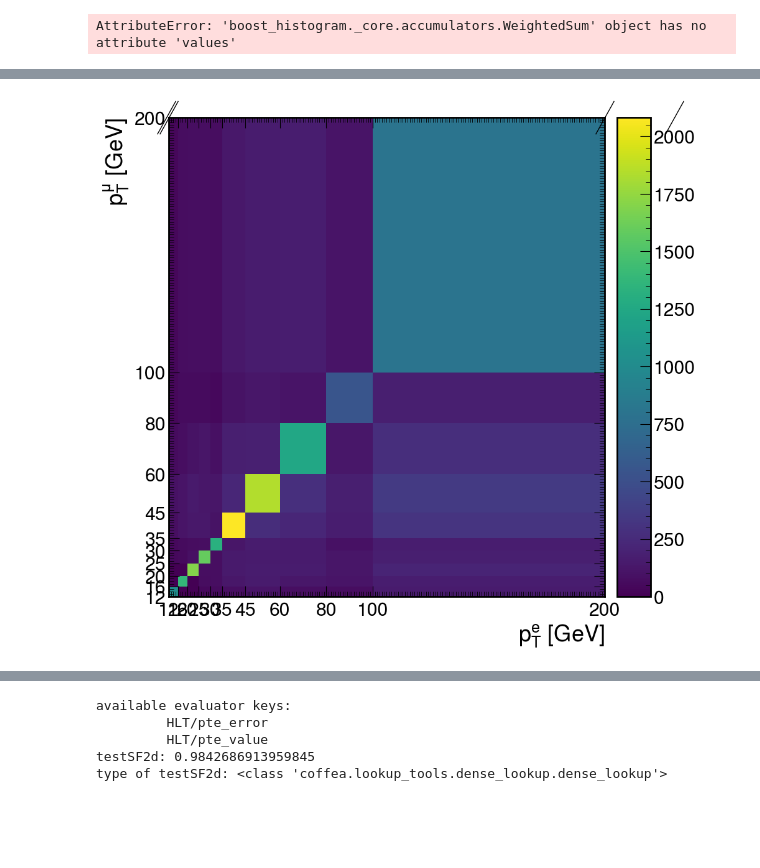
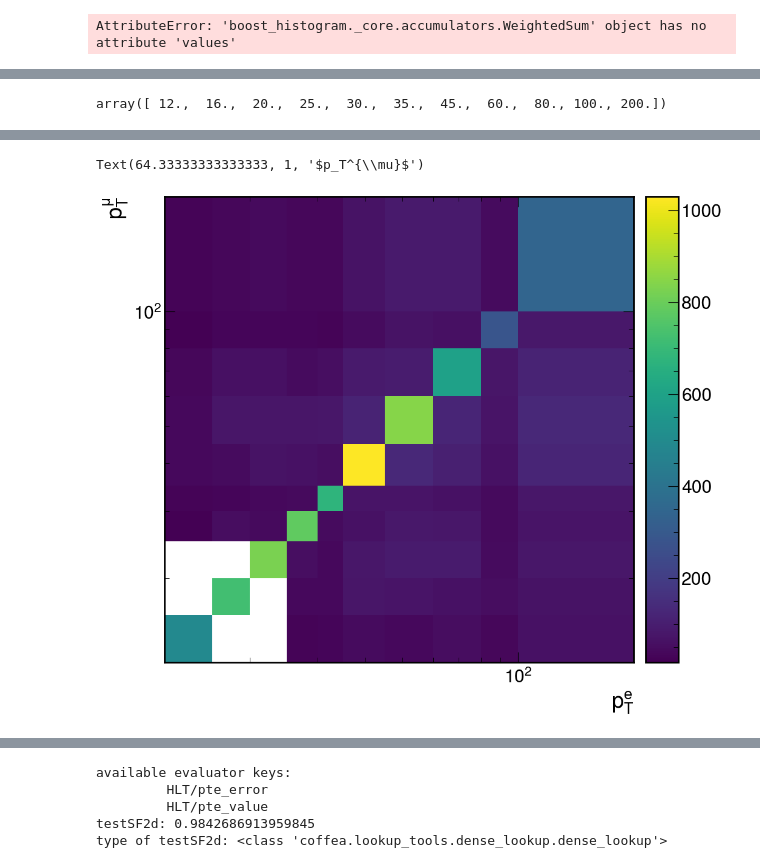
Before and after one commit to Ming-Yan/Hpluscharm, a Jupyter notebook: notebooks/HLT_SF.ipynb, the cells around one changed output, grey strips where cells are left out. Drawn from its saved outputs; the diff is of its cells as text; code cells hidden in the pictures; blank space fills up the shorter version.

```diff
--- a/notebooks/HLT_SF.ipynb
+++ b/notebooks/HLT_SF.ipynb
@@ -29,11 +29,11 @@ sumw = {}
 scales={}
 # lumi= #41500#19500 #16800 # #19500  #16800 #19500
 collect_var={}
-lumi=16800
-period="postVFP_UL16"
-output=load_coffea({"input":f"MC_HLT_met_{period}_v00/*.coffea","lumi":lumi},True)
+lumi=19500
+period="preVFP_UL16"
+# output=load_coffea({"input":f"MC_HLT_corrsel_{period}_v00/*.coffea","lumi":lumi},True)
 
-data=load_coffea({"input":f"data_HLT_met_{period}_v00/*.coffea"},False)
+# data=load_coffea({"input":f"data_HLT_corrsel_{period}_v00/*.coffea"},False)
 # output=load_coffea({"input":"MC_cluster_UL17_v01//*.coffea","lumi":lumi},True)
 
-for s in data.keys(): output[s]=data[s]
+# for s in data.keys(): output[s]=data[s]
@@ -40,22 +85,22 @@ for s in data.keys(): output[s]=data[s]
 # %%
 mergemap={
     'ttbar':['TTToSemiLeptonic_TuneCP5_13TeV-powheg-pythia8', 'TTTo2L2Nu_TuneCP5_13TeV-powheg-pythia8'],
-    'st':['ST_t-channel_antitop_4f_InclusiveDecays_TuneCP5_13TeV-powheg-madspin-pythia8', 'ST_tW_antitop_5f_inclusiveDecays_TuneCP5_13TeV-powheg-pythia8', 'ST_t-channel_top_4f_InclusiveDecays_TuneCP5_13TeV-powheg-madspin-pythia8', 'ST_tW_top_5f_inclusiveDecays_TuneCP5_13TeV-powheg-pythia8', 'ST_s-channel_4f_leptonDecays_TuneCP5_13TeV-amcatnlo-pythia8'],
-    "zjets":['DYJetsToLL_M-50_TuneCP5_13TeV-amcatnloFXFX-pythia8', 'DYJetsToLL_M-10to50_TuneCP5_13TeV-madgraphMLM-pythia8'],#, 'DYJetsToTauTauToMuTauh_M-50_TuneCP5_13TeV-madgraphMLM-pythia8'],
-    'vv':['WZ_TuneCP5_13TeV-pythia8', 'WW_TuneCP5_13TeV-pythia8', 'ZZ_TuneCP5_13TeV-pythia8'],
+    # 'st':['ST_t-channel_antitop_4f_InclusiveDecays_TuneCP5_13TeV-powheg-madspin-pythia8', 'ST_tW_antitop_5f_inclusiveDecays_TuneCP5_13TeV-powheg-pythia8', 'ST_t-channel_top_4f_InclusiveDecays_TuneCP5_13TeV-powheg-madspin-pythia8', 'ST_tW_top_5f_inclusiveDecays_TuneCP5_13TeV-powheg-pythia8', 'ST_s-channel_4f_leptonDecays_TuneCP5_13TeV-amcatnlo-pythia8'],
+    # "zjets":['DYJetsToLL_M-50_TuneCP5_13TeV-amcatnloFXFX-pythia8', 'DYJetsToLL_M-10to50_TuneCP5_13TeV-madgraphMLM-pythia8'],#, 'DYJetsToTauTauToMuTauh_M-50_TuneCP5_13TeV-madgraphMLM-pythia8'],
+    # 'vv':['WZ_TuneCP5_13TeV-pythia8', 'WW_TuneCP5_13TeV-pythia8', 'ZZ_TuneCP5_13TeV-pythia8'],
      'MC':['TTToSemiLeptonic_TuneCP5_13TeV-powheg-pythia8', 'TTTo2L2Nu_TuneCP5_13TeV-powheg-pythia8',
              'ST_t-channel_antitop_4f_InclusiveDecays_TuneCP5_13TeV-powheg-madspin-pythia8', 'ST_tW_antitop_5f_inclusiveDecays_TuneCP5_13TeV-powheg-pythia8',
           'ST_t-channel_top_4f_InclusiveDecays_TuneCP5_13TeV-powheg-madspin-pythia8', 'ST_tW_top_5f_inclusiveDecays_TuneCP5_13TeV-powheg-pythia8',
           'ST_s-channel_4f_leptonDecays_TuneCP5_13TeV-amcatnlo-pythia8','DYJetsToLL_M-50_TuneCP5_13TeV-amcatnloFXFX-pythia8', 'DYJetsToLL_M-10to50_TuneCP5_13TeV-madgraphMLM-pythia8',
           'WZ_TuneCP5_13TeV-pythia8', 'WW_TuneCP5_13TeV-pythia8', 'ZZ_TuneCP5_13TeV-pythia8'],
     "data_obs":
-    # ['METRun2016B-ver2_HIPM_UL2016_MiniAODv2_NanoAODv', 'METRun2016C-HIPM_UL2016_MiniAODv2_NanoAODv', 'METRun2016D-HIPM_UL2016_MiniAODv2_NanoAODv', 'METRun2016E-HIPM_UL2016_MiniAODv2_NanoAODv', 'METRun2016F-HIPM_UL2016_MiniAODv2_NanoAODv'],
-     ['METRun2016F-UL2016_MiniAODv2_NanoAODv', 'METRun2016G-UL2016_MiniAODv2_NanoAODv', 'METRun2016H-UL2016_MiniAODv2_NanoAODv'],
+    ['METRun2016B-ver2_HIPM_UL2016_MiniAODv2_NanoAODv', 'METRun2016C-HIPM_UL2016_MiniAODv2_NanoAODv', 'METRun2016D-HIPM_UL2016_MiniAODv2_NanoAODv', 'METRun2016E-HIPM_UL2016_MiniAODv2_NanoAODv', 'METRun2016F-HIPM_UL2016_MiniAODv2_NanoAODv'],
+     # ['METRun2016F-UL2016_MiniAODv2_NanoAODv', 'METRun2016G-UL2016_MiniAODv2_NanoAODv', 'METRun2016H-UL2016_MiniAODv2_NanoAODv'],
     # ['METRun2017B-UL2017_MiniAODv2_NanoAODv', 'METRun2017C-UL2017_MiniAODv2_NanoAODv', 'METRun2017D-UL2017_MiniAODv2_NanoAODv', 'METRun2017E-UL2017_MiniAODv2_NanoAODv', 'METRun2017F-UL2017_MiniAODv2_NanoAODv'],
     # ['METRun2018A-UL2018_MiniAODv2_NanoAODv9_GT3', 'METRun2018B-UL2018_MiniAODv2_NanoAODv9_GT3', 'METRun2018C-UL2018_MiniAODv2_NanoAODv9_GT3', 'METRun2018D-UL2018_MiniAODv2_NanoAODv9_GT3'],
     'data_lep':
-    # ["MuonEG_Run2016B-ver1_HIPM_UL2016_MiniAODv2_NanoAODv9-v2", "MuonEG_Run2016B-ver2_HIPM_UL2016_MiniAODv2_NanoAODv9-v2","MuonEG_Run2016C-HIPM_UL2016_MiniAODv2_NanoAODv9-v2","MuonEG_Run2016D-HIPM_UL2016_MiniAODv2_NanoAODv9-v2","MuonEG_Run2016E-HIPM_UL2016_MiniAODv2_NanoAODv9-v2","MuonEG_Run2016F-HIPM_UL2016_MiniAODv2_NanoAODv9-v2"]
-    ["MuonEG_Run2016F-UL2016_MiniAODv2_NanoAODv9-v1","MuonEG_Run2016G-UL2016_MiniAODv2_NanoAODv9-v1","MuonEG_Run2016H-UL2016_MiniAODv2_NanoAODv9-v1"]
+    ["MuonEG_Run2016B-ver1_HIPM_UL2016_MiniAODv2_NanoAODv9-v2", "MuonEG_Run2016B-ver2_HIPM_UL2016_MiniAODv2_NanoAODv9-v2","MuonEG_Run2016C-HIPM_UL2016_MiniAODv2_NanoAODv9-v2","MuonEG_Run2016D-HIPM_UL2016_MiniAODv2_NanoAODv9-v2","MuonEG_Run2016E-HIPM_UL2016_MiniAODv2_NanoAODv9-v2","MuonEG_Run2016F-HIPM_UL2016_MiniAODv2_NanoAODv9-v2"]
+    # ["MuonEG_Run2016F-UL2016_MiniAODv2_NanoAODv9-v1","MuonEG_Run2016G-UL2016_MiniAODv2_NanoAODv9-v1","MuonEG_Run2016H-UL2016_MiniAODv2_NanoAODv9-v1"]
     # [ "MuonEG_Run2017B-UL2017_MiniAODv2_NanoAODv9-v1","MuonEG_Run2017C-UL2017_MiniAODv2_NanoAODv9-v1","MuonEG_Run2017D-UL2017_MiniAODv2_NanoAODv9-v1","MuonEG_Run2017F-UL2017_MiniAODv2_NanoAODv9-v1","MuonEG_Run2017E-UL2017_MiniAODv2_NanoAODv9-v1",]
     # ["MuonEG_Run2018A-UL2018_MiniAODv2_NanoAODv9-v1","MuonEG_Run2018B-UL2018_MiniAODv2_NanoAODv9-v1","MuonEG_Run2018C-UL2018_MiniAODv2_NanoAODv9-v1","MuonEG_Run2018D-UL2018_MiniAODv2_NanoAODv9-v1"]
 }
@@ -64,5 +109,5 @@ collated=collate(output,mergemap)
 labels={'pt_e':"$p_T^{e}$",'pt_mu':"$p_T^{\\mu}$","abseta_e":"$|\\eta^{e}|$","abseta_mu":"$|\\eta^{\\mu}|$","nj":'# of jets',"nbj":'# of b-jets',"nvtx":"# of vertices","met":"MET"}
 ext={"base":"baseline","llptsel":"+ $p_T^{\\ell\\ell}$","mtsel":"+m_T^{\\ell1}>30","metsel":"+MET>30",
     "metdphisel":"+$|\Delta\phi(TkMET,MET)|<0.5$","jet":"+$\geq$1 jets","cjet":"+$\geq$1 c-jets",'bljet':"+$\geq$1 otherjets"}
-color_map={"ttbar":"#38A6A5","st":"#73AF48","vv":"#EDAD08","zjets":"#554e99"}#,"higgs":"#CC503E","hc":"#666666"}
-name_map={'ttbar':"TT","st":"ST","zjets":"Z+jets","vv":'VV'}#,"higgs":"Higgs","hc":"H+c"}
+color_map={"ttbar":"#38A6A5"}#,"st":"#73AF48","vv":"#EDAD08","zjets":"#554e99"}#,"higgs":"#CC503E","hc":"#666666"}
+name_map={'ttbar':"TT"}#,"st":"ST","zjets":"Z+jets","vv":'VV'}#,"higgs":"Higgs","hc":"H+c"}
@@ -559,3 +730,15 @@ AttributeError: 'boost_histogram._core.accumulators.WeightedSum' object has no a
+# %%
+ collated['data_obs']['hist_all'][:,:,sum,sum,sum,sum,0].axes[0].edges
+# %% [output]
+array([ 12.,  16.,  20.,  25.,  30.,  35.,  45.,  60.,  80., 100., 200.])
 # %%
-hep.hist2dplot(collated['data_obs']['hist_all'][:,:,sum,sum,sum,sum,0] )
+
+hep.hist2dplot(np.where(collated['data_obs']['hist_all'][:,:,sum,sum,sum,sum,0].values()==0,np.nan,collated['data_obs']['hist_all'][:,:,sum,sum,sum,sum,0].values()),
+             collated['data_obs']['hist_all'][:,:,sum,sum,sum,sum,0].axes[0].edges,
+              collated['data_obs']['hist_all'][:,:,sum,sum,sum,sum,0].axes[1].edges)
+collated['data_obs']['hist_all'][:,:,sum,sum,sum,sum,0].values()
+plt.semilogx()
+plt.semilogy()
+plt.xlabel("$p_T^{e}$")
+plt.ylabel("$p_T^{\mu}$")
 # %% [output]
@@ -563 +746,2 @@ ColormeshArtists(pcolormesh=<matplotlib.collections.QuadMesh object at 0x...>, c
+Text(64.33333333333333, 1, '$p_T^{\\mu}$')
-[figure, old version]
+[figure, new version]
```
Also changed, not shown: parts of 14 cells of this notebook, 2 other files.
